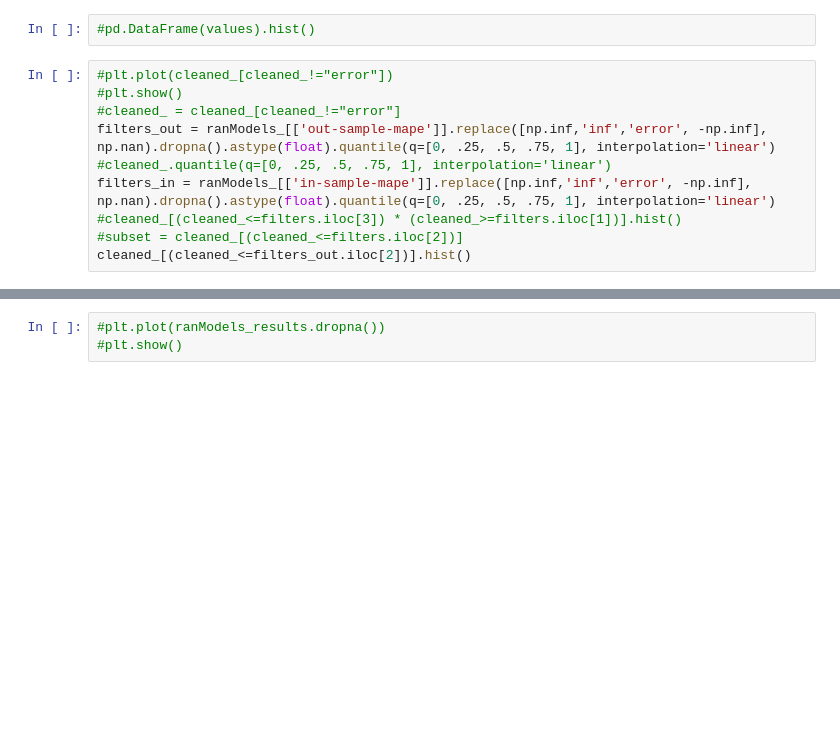
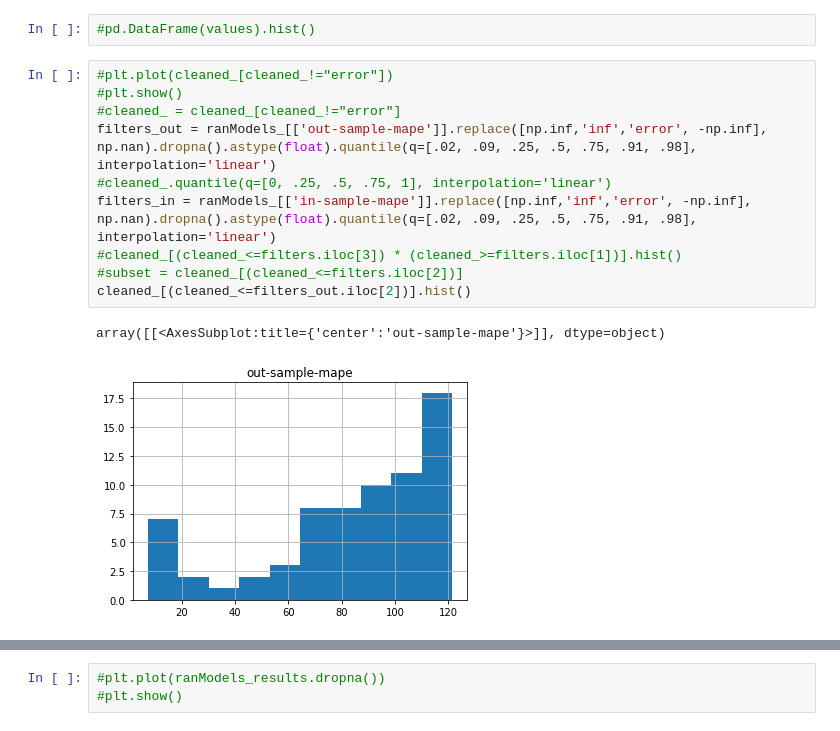
Before and after one commit to thistleknot/py_sock_par, a Jupyter notebook: Fred Analysis.ipynb, the cells around one changed output, grey strips where cells are left out. Saved outputs shown, nothing was run; the diff lists cells and outputs as text; blank space fills up the shorter version.

```diff
--- a/Fred Analysis.ipynb
+++ b/Fred Analysis.ipynb
@@ -1515,12 +1502,15 @@ for c in range(0,len(cleaned_)):
 # %%
 #plt.plot(cleaned_[cleaned_!="error"])
 #plt.show()
 #cleaned_ = cleaned_[cleaned_!="error"]
-filters_out = ranModels_[['out-sample-mape']].replace([np.inf,'inf','error', -np.inf], np.nan).dropna().astype(float).quantile(q=[0, .25, .5, .75, 1], interpolation='linear')
+filters_out = ranModels_[['out-sample-mape']].replace([np.inf,'inf','error', -np.inf], np.nan).dropna().astype(float).quantile(q=[.02, .09, .25, .5, .75, .91, .98], interpolation='linear')
 #cleaned_.quantile(q=[0, .25, .5, .75, 1], interpolation='linear')
-filters_in = ranModels_[['in-sample-mape']].replace([np.inf,'inf','error', -np.inf], np.nan).dropna().astype(float).quantile(q=[0, .25, .5, .75, 1], interpolation='linear')
+filters_in = ranModels_[['in-sample-mape']].replace([np.inf,'inf','error', -np.inf], np.nan).dropna().astype(float).quantile(q=[.02, .09, .25, .5, .75, .91, .98], interpolation='linear')
 #cleaned_[(cleaned_<=filters.iloc[3]) * (cleaned_>=filters.iloc[1])].hist()
 #subset = cleaned_[(cleaned_<=filters.iloc[2])]
 cleaned_[(cleaned_<=filters_out.iloc[2])].hist()
+# %% [output]
+array([[<AxesSubplot:title={'center':'out-sample-mape'}>]], dtype=object)
+[figure, added]
 # %%
 filters_out
```
Also changed, not shown: parts of 24 cells of this notebook.
